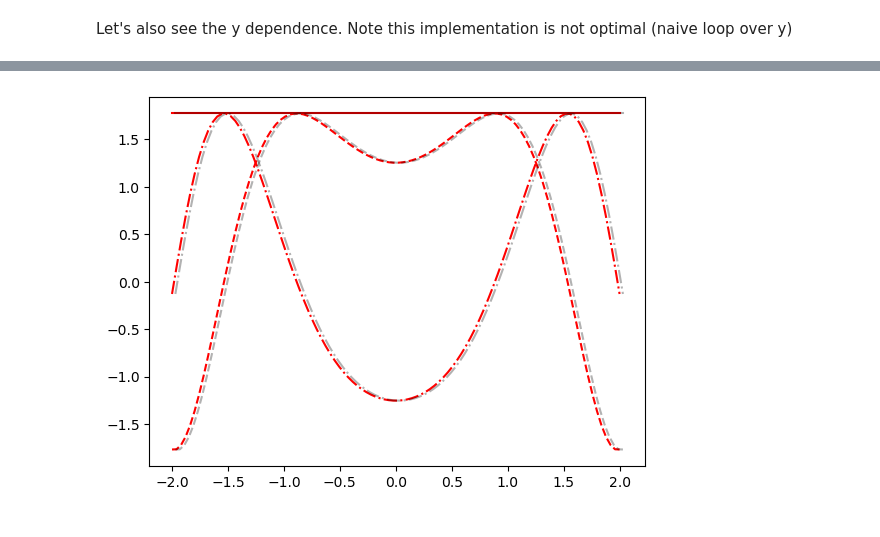
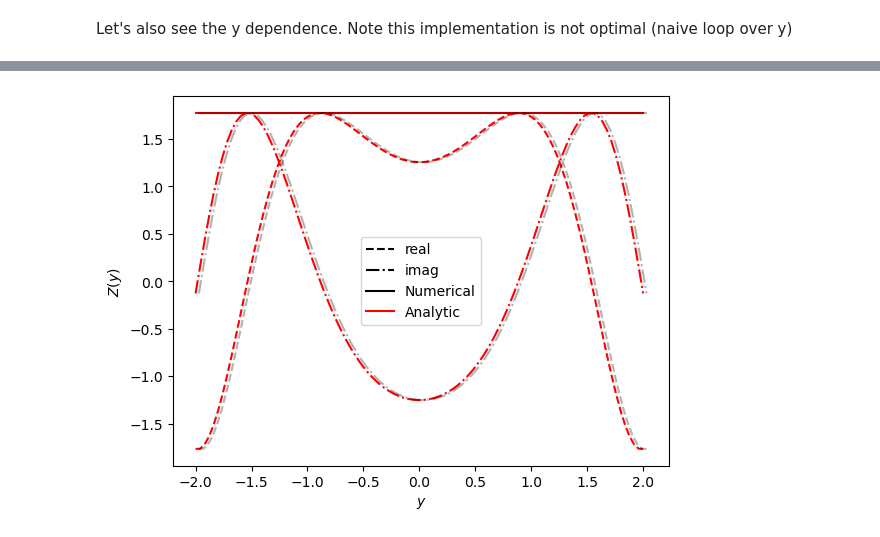
Before and after one commit to git-sunao/path-integral, a Jupyter notebook: notebooks/tutorial-plflow.ipynb, the cells around one changed output, grey strips where cells are left out. Saved outputs shown, nothing was run; the diff lists cells and outputs as text; code cells hidden in the pictures.

```diff
--- a/notebooks/tutorial-plflow.ipynb
+++ b/notebooks/tutorial-plflow.ipynb
@@ -213,13 +213,22 @@ Wall time: 1.75 s
 # %%
 # Numerical solution
 plt.plot(y, jnp.real(Z), 'r', ls='--')
 plt.plot(y, jnp.imag(Z), 'r', ls='-.')
 plt.plot(y, jnp.abs(Z) , 'r', ls='-')
 # True solution
 dy = 0.03 # shift y to avoid perfect overlapping
 plt.plot(y+dy, jnp.real(Z_true), 'k', ls='--', alpha=0.3)
 plt.plot(y+dy, jnp.imag(Z_true), 'k', ls='-.', alpha=0.3)
 plt.plot(y+dy, jnp.abs(Z_true) , 'k', ls='-' , alpha=0.3)
+# legends
+plt.plot(jnp.nan, color='k', ls='--', label='real')
+plt.plot(jnp.nan, color='k', ls='-.', label='imag')
+plt.plot(jnp.nan, color='k', ls='-' , label='Numerical')
+plt.plot(jnp.nan, color='r', ls='-' , label='Analytic')
+plt.legend()
+# label
+plt.xlabel(r'$y$')
+plt.ylabel(r'$Z(y)$')
 plt.show()
 # %% [output]
-[figure, old version]
+[figure, new version]
```
Also changed, not shown: parts of 2 cells of this notebook, 2 other files.
